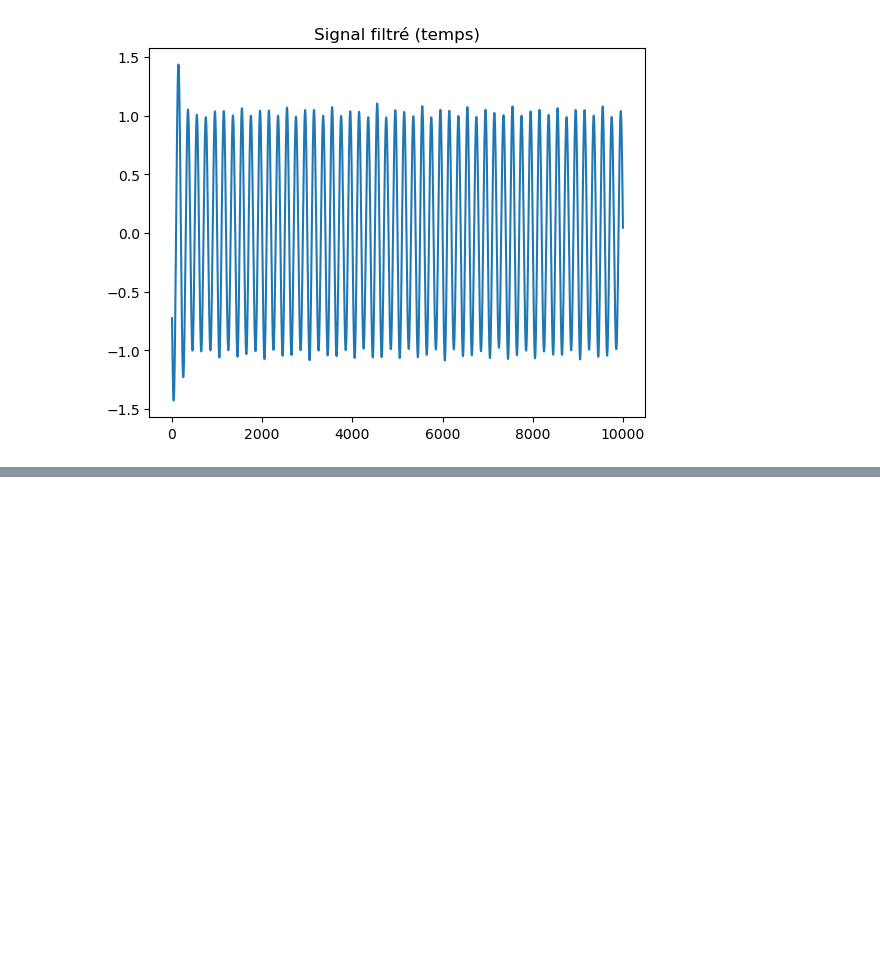
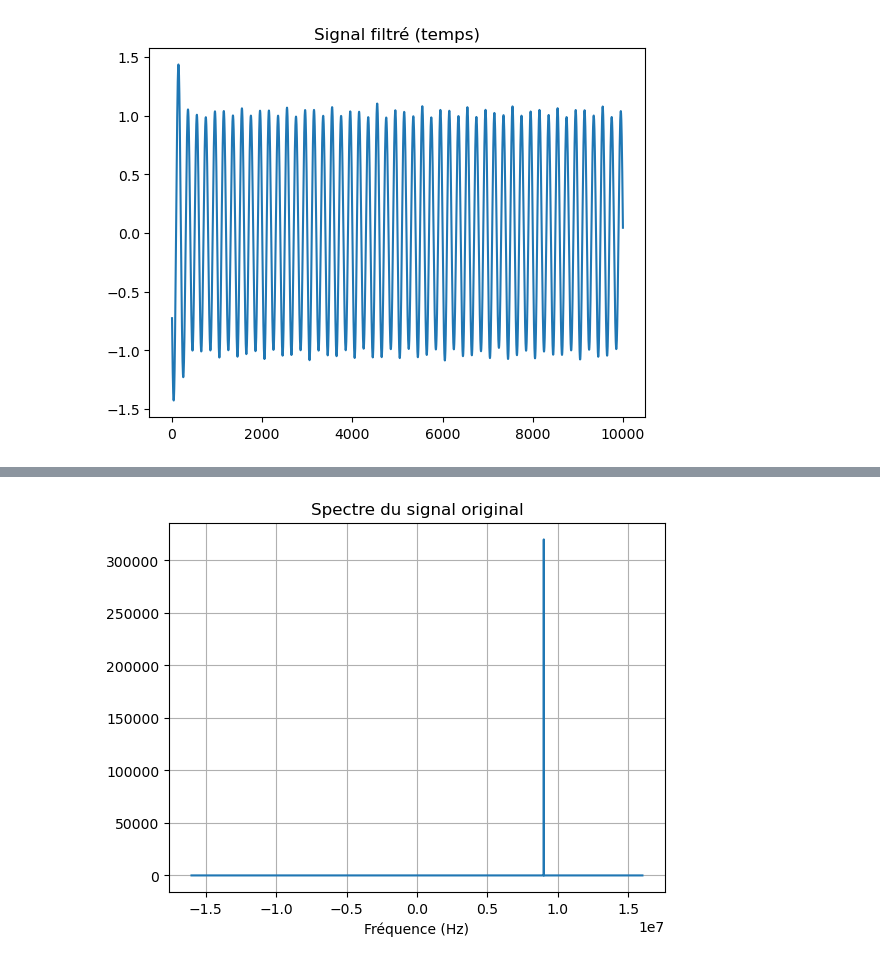
Before and after one commit to yousefBens/SDR_PRPD, a Jupyter notebook: Learn.ipynb, the cells around one changed output, grey strips where cells are left out. Saved outputs shown, nothing was run; the diff lists cells and outputs as text; code cells hidden in the pictures; blank space fills up the shorter version.

```diff
--- a/Learn.ipynb
+++ b/Learn.ipynb
@@ -230,0 +254,16 @@ plt.show()
+# %%
+def plot_fft(signal, fs, title):
+    N = len(signal)
+    freq = np.fft.fftfreq(N, 1/fs)
+    spectrum = np.fft.fft(signal)
+
+    plt.figure()
+    plt.plot(np.fft.fftshift(freq), np.fft.fftshift(np.abs(spectrum)))
+    plt.title(title)
+    plt.xlabel("Fréquence (Hz)")
+    plt.grid()
+    plt.show()
+
+plot_fft(samples, fs, "Spectre du signal original")
+# %% [output]
+[figure, added]
```
Also changed, not shown: parts of 7 cells of this notebook, 7 other files.
